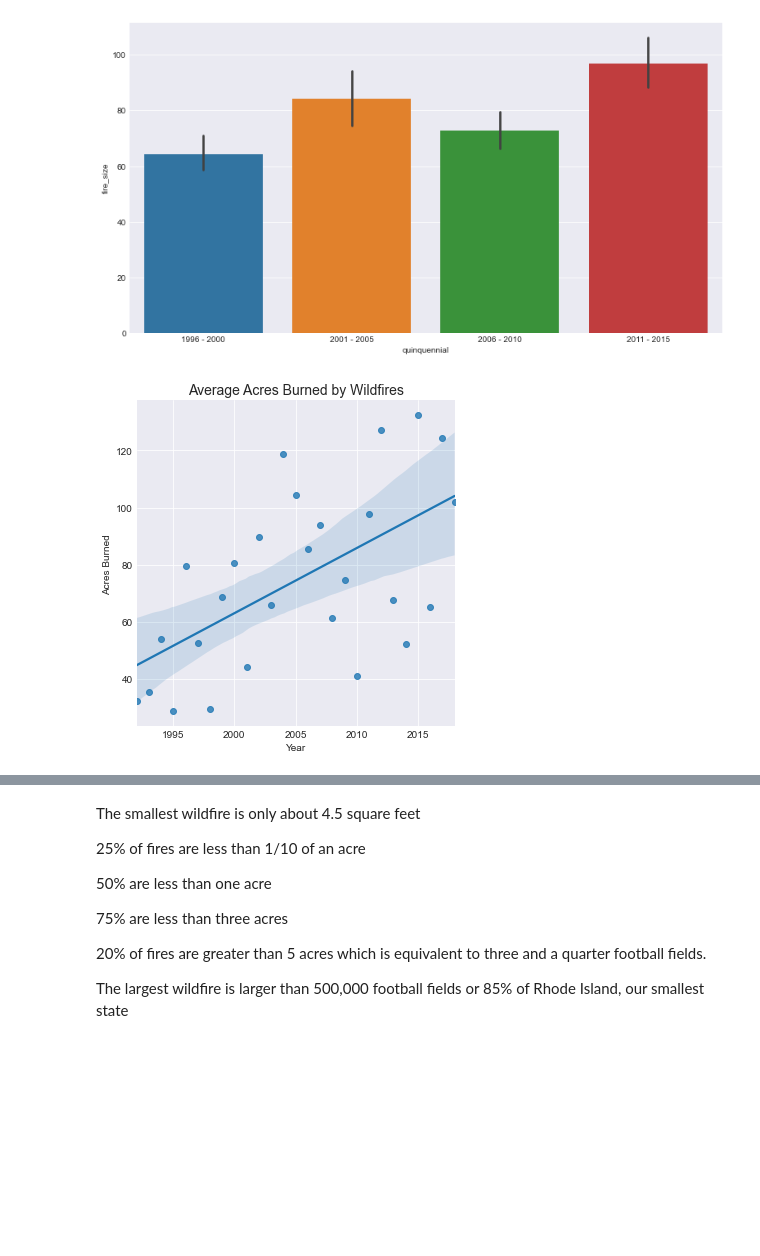
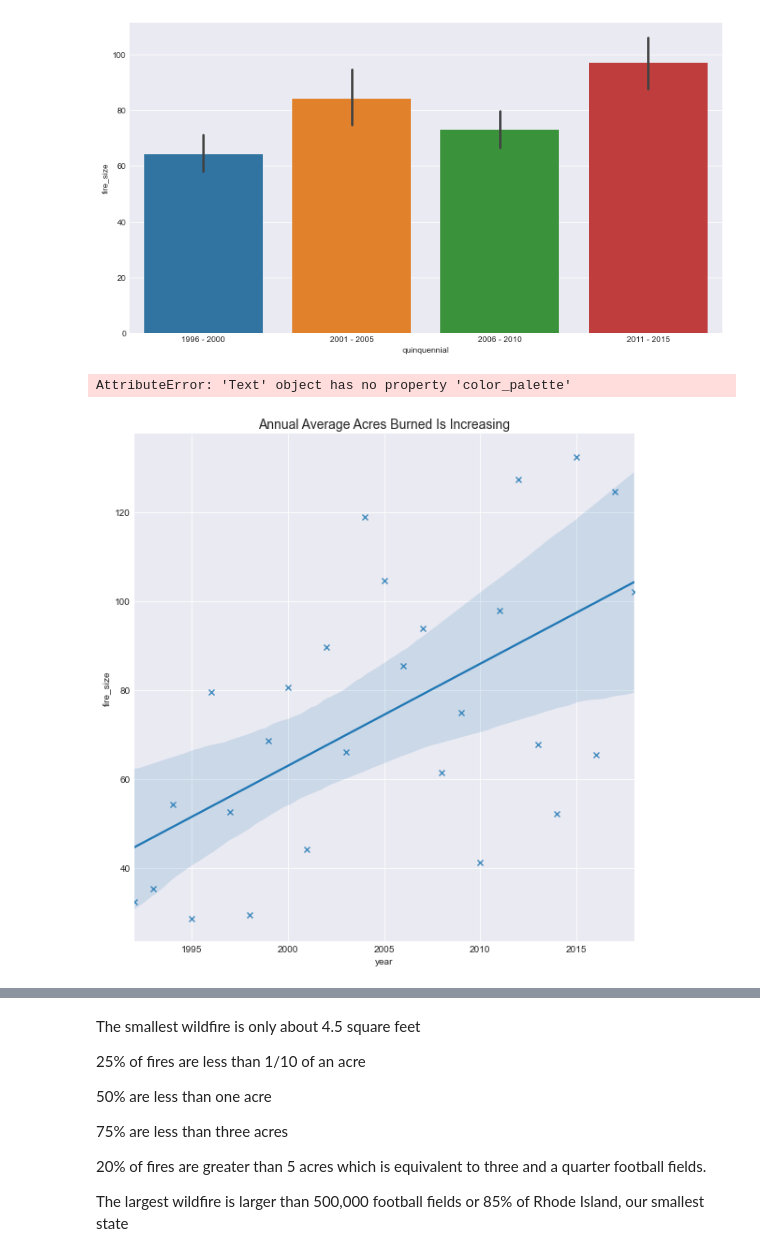
Before and after one commit to Dames-Researching-Flames/Sound-the-Alarm, a Jupyter notebook: Individual Works/lori_explore.ipynb, the cells around one changed output, grey strips where cells are left out. Drawn from its saved outputs; the diff is of its cells as text; code cells hidden in the pictures; blank space fills up the shorter version.

```diff
--- a/Individual Works/lori_explore.ipynb
+++ b/Individual Works/lori_explore.ipynb
@@ -657,10 +653,12 @@ sns.scatterplot()
 # %%
-
-sns.lmplot(x='year', y='fire_size', data=yearly_mean_fire_size)
-plt.title('Average Acres Burned by Wildfires', size=14)
+# plot scatterplot with regression line
+# sns.color_palette("rocket", as_cmap=True)
+sns.lmplot(x='year', y='fire_size', data=yearly_mean_fire_size, height=8, markers='x', seed=321, robust=True)
+plt.title('Annual Average Acres Burned Is Increasing', size=14, color_palette='rocket')
 plt.xlabel('Year')
 plt.ylabel('Acres Burned');
 # %% [output]
+AttributeError: 'Text' object has no property 'color_palette'
-[figure, old version]
+[figure, new version]
 # %%
 df.groupby('year').mean()
```
Also changed, not shown: parts of 52 cells of this notebook.
